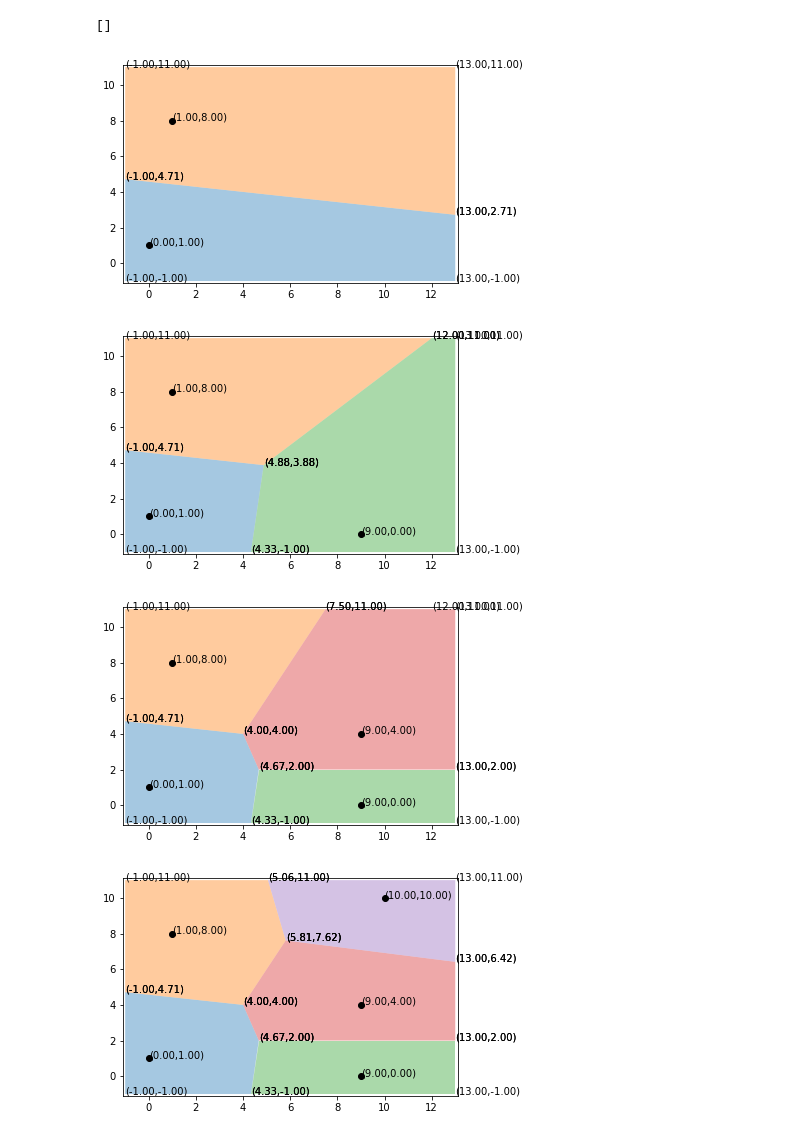
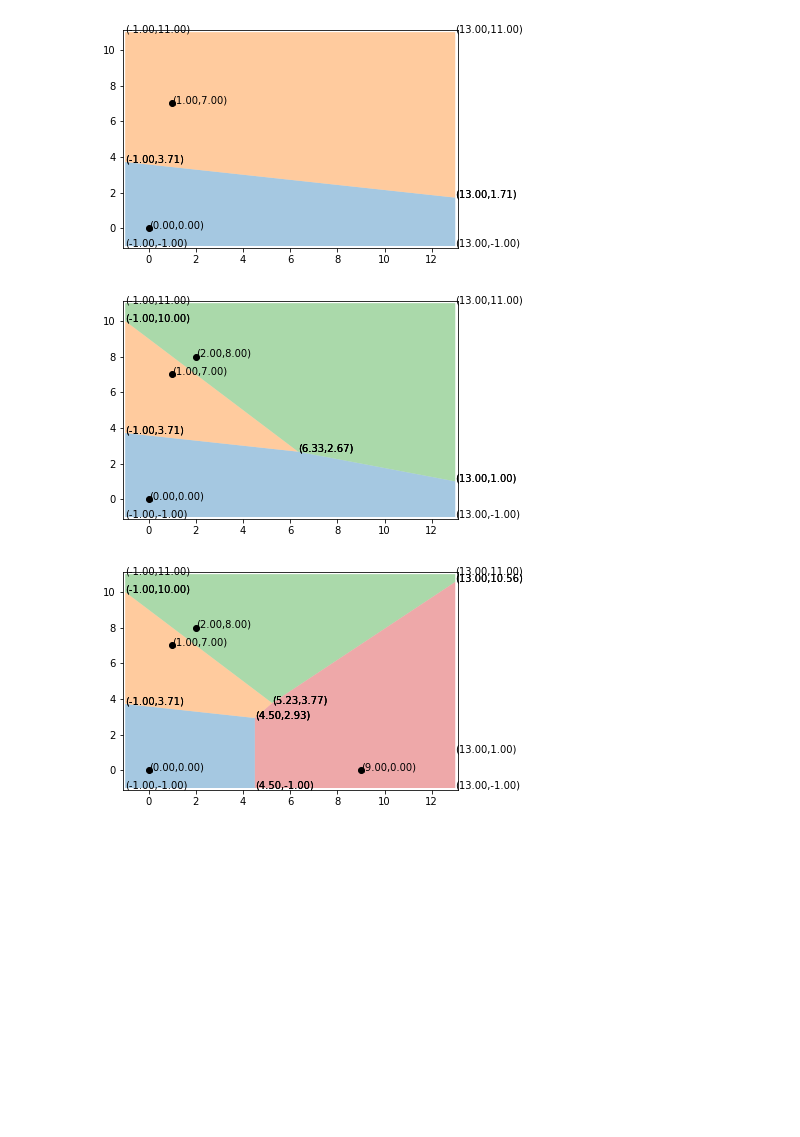
Before and after one commit to khuyentran1401/Voronoi-diagram, a Jupyter notebook: plot.ipynb, the cells around one changed output. Cells and saved outputs as stored; diff of their text form; code cells hidden in the pictures; blank space fills up the shorter version.

```diff
--- a/plot.ipynb
+++ b/plot.ipynb
@@ -46,7 +52,7 @@ def findRegion(points, xmin=None, xmax=None, ymin=None, ymax=None):
 
 
 
-def plotVoronoi(points, xmin, xmax, ymin, ymax):
+def plotVoronoi(points, xmin=None, xmax=None, ymin=None, ymax=None):
     regions, finalpoints, xmin, xmax, ymin, ymax = findRegion(points, xmin, xmax, ymin, ymax)
     for region in regions:
         plt.fill(*zip(*region), alpha=0.4)
@@ -68,12 +74,11 @@ def plotVoronoi(points, xmin, xmax, ymin, ymax):
     plt.show()
 
 
-#np.random.seed(10)
-#points = np.random.randint(0, 10,(5,2))
+np.random.seed(11)
+points = np.random.randint(0, 10,(5,2))
+points = [(x[0], x[1]) for x in points]
+#points = [(0, 1), (1, 8), (9, 0), (9, 4), (10, 10)]
 #n = len(points)
-#points = [(x[0], x[1]) for x in points]
-points = [(0, 1), (1, 8), (9, 0), (9, 4), (10, 10)]
-n = len(points)
 points = list(set(points))
 
 xygraph = Xygraph(vl=points)
@@ -93,5 +98,3 @@ for i in range(n):
-[]
-[figure, old version]
+[figure, new version]
-[figure, old version]
+[figure, new version]
-[figure, old version]
+[figure, new version]
-[figure, removed]
```
Also changed, not shown: parts of 27 cells of this notebook, 2 other files.
